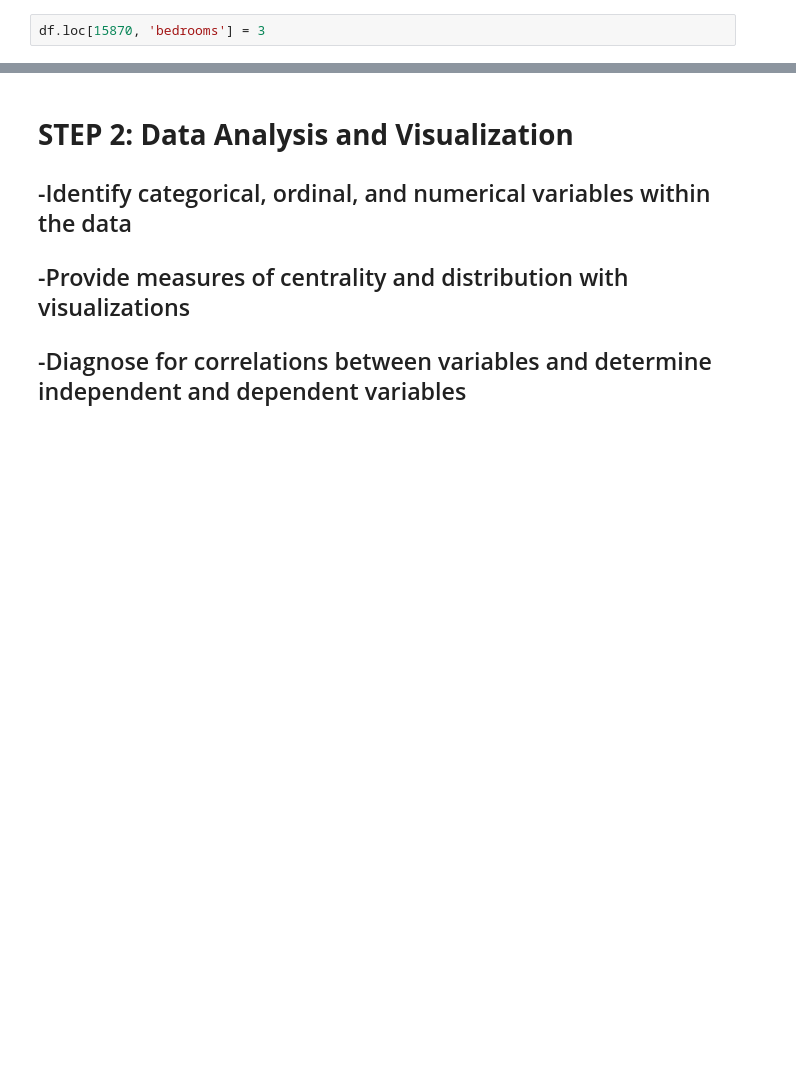
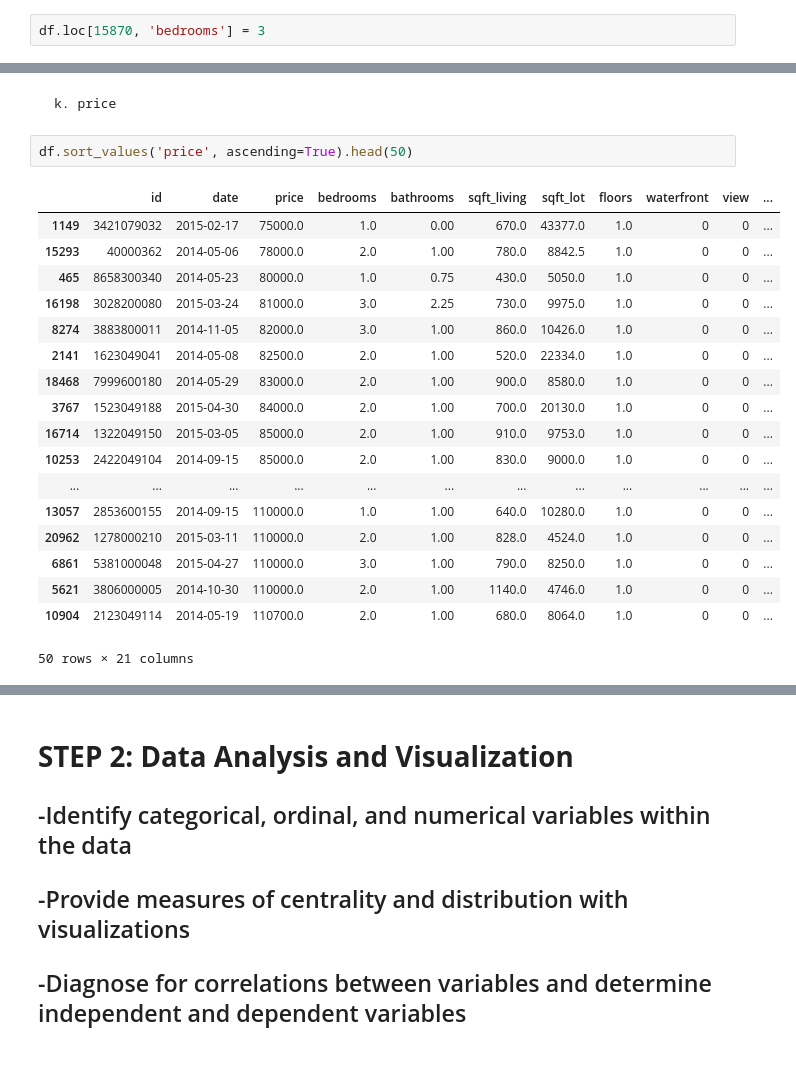
Before and after one commit to veronicarb917/ADS500B, a Jupyter notebook: ADS-500B-PROJECT.ipynb, the cells around one changed output, grey strips where cells are left out. Drawn from its saved outputs; the diff is of its cells as text; blank space fills up the shorter version.

```diff
--- a/ADS-500B-PROJECT.ipynb
+++ b/ADS-500B-PROJECT.ipynb
@@ -288,0 +468,23 @@ df.loc[15870, 'bedrooms'] = 3
+# %% [markdown]
+    k. price
+# %%
+df.sort_values('price', ascending=True).head(50)
+# %% [output]
+|  | id | date | price | bedrooms | bathrooms | sqft_living | sqft_lot | floors | waterfront | view | ... |
+| 1149 | 3421079032 | 2015-02-17 | 75000.0 | 1.0 | 0.00 | 670.0 | 43377.0 | 1.0 | 0 | 0 | ... |
+| 15293 | 40000362 | 2014-05-06 | 78000.0 | 2.0 | 1.00 | 780.0 | 8842.5 | 1.0 | 0 | 0 | ... |
+| 465 | 8658300340 | 2014-05-23 | 80000.0 | 1.0 | 0.75 | 430.0 | 5050.0 | 1.0 | 0 | 0 | ... |
+| 16198 | 3028200080 | 2015-03-24 | 81000.0 | 3.0 | 2.25 | 730.0 | 9975.0 | 1.0 | 0 | 0 | ... |
+| 8274 | 3883800011 | 2014-11-05 | 82000.0 | 3.0 | 1.00 | 860.0 | 10426.0 | 1.0 | 0 | 0 | ... |
+| 2141 | 1623049041 | 2014-05-08 | 82500.0 | 2.0 | 1.00 | 520.0 | 22334.0 | 1.0 | 0 | 0 | ... |
+| 18468 | 7999600180 | 2014-05-29 | 83000.0 | 2.0 | 1.00 | 900.0 | 8580.0 | 1.0 | 0 | 0 | ... |
+| 3767 | 1523049188 | 2015-04-30 | 84000.0 | 2.0 | 1.00 | 700.0 | 20130.0 | 1.0 | 0 | 0 | ... |
+| 16714 | 1322049150 | 2015-03-05 | 85000.0 | 2.0 | 1.00 | 910.0 | 9753.0 | 1.0 | 0 | 0 | ... |
+| 10253 | 2422049104 | 2014-09-15 | 85000.0 | 2.0 | 1.00 | 830.0 | 9000.0 | 1.0 | 0 | 0 | ... |
+| ... | ... | ... | ... | ... | ... | ... | ... | ... | ... | ... | ... |
+| 13057 | 2853600155 | 2014-09-15 | 110000.0 | 1.0 | 1.00 | 640.0 | 10280.0 | 1.0 | 0 | 0 | ... |
+| 20962 | 1278000210 | 2015-03-11 | 110000.0 | 2.0 | 1.00 | 828.0 | 4524.0 | 1.0 | 0 | 0 | ... |
+| 6861 | 5381000048 | 2015-04-27 | 110000.0 | 3.0 | 1.00 | 790.0 | 8250.0 | 1.0 | 0 | 0 | ... |
+| 5621 | 3806000005 | 2014-10-30 | 110000.0 | 2.0 | 1.00 | 1140.0 | 4746.0 | 1.0 | 0 | 0 | ... |
+| 10904 | 2123049114 | 2014-05-19 | 110700.0 | 2.0 | 1.00 | 680.0 | 8064.0 | 1.0 | 0 | 0 | ... |
+50 rows × 21 columns
```
Also changed, not shown: parts of 24 cells of this notebook.
